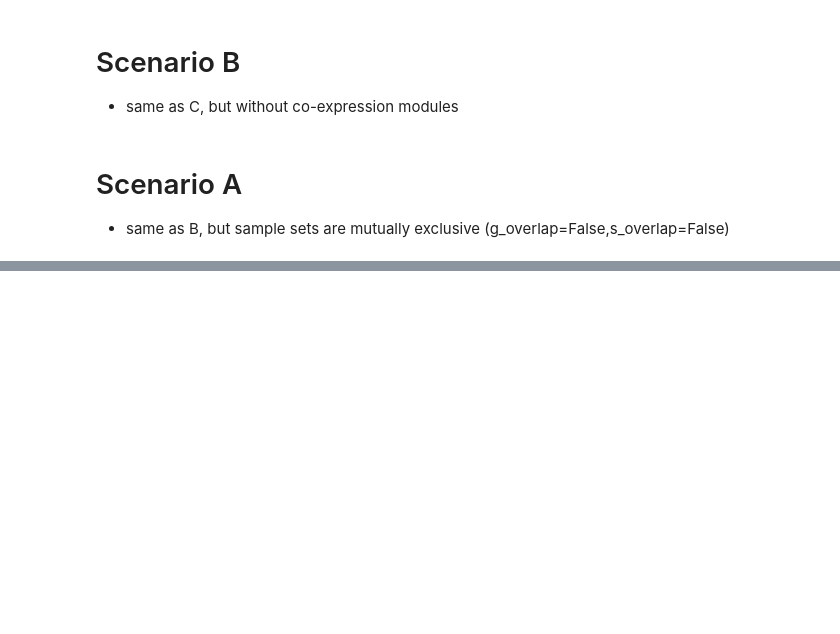
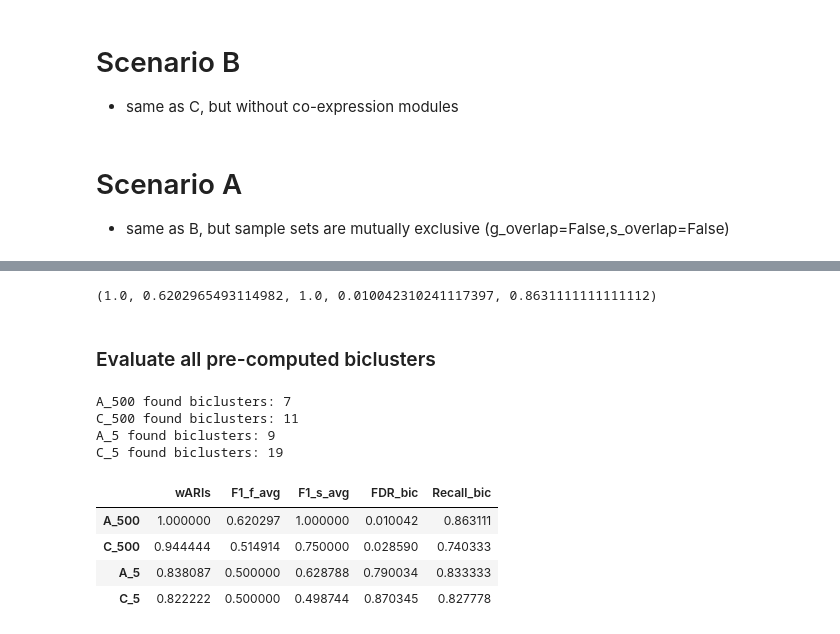
Before and after one commit to ozolotareva/unpast, a Jupyter notebook: notebooks/Generate_simulated_data_and_test_unpast.ipynb, the cells around one changed output, grey strips where cells are left out. Saved outputs shown, nothing was run; the diff lists cells and outputs as text; code cells hidden in the pictures; blank space fills up the shorter version.

Commit message:
more performance measures added  calc_performance_measures()

```diff
--- a/notebooks/Generate_simulated_data_and_test_unpast.ipynb
+++ b/notebooks/Generate_simulated_data_and_test_unpast.ipynb
@@ -315,5 +325,6 @@ performances, best_matches = calculate_perfromance(pred_biclusters,
                                                    all_samples,
                                                    performance_measure="ARI")
 # sum of per-bicluster ARIs, weighted proporionally to the bicluster frequency
-performances
+wARIs = performances["true_biclusters"]
+wARIs
 # %% [output]
@@ -329,0 +383,65 @@ best_matches
+# %%
+best_matches, F1_f_avg, F1_s_avg,  FDR_bic, Recall_bic =  calc_performance_measures(best_matches,true_biclusters,pred_biclusters,exprs)
+wARIs, F1_f_avg, F1_s_avg,  FDR_bic, Recall_bic
+# %% [output]
+(1.0, 0.6202965493114982, 1.0, 0.010042310241117397, 0.8631111111111112)
+# %% [markdown]
+### Evaluate all pre-computed biclusters
+# %%
+from unpast.utils.io import read_bic_table
+import pandas as pd
+from unpast.utils.eval import calculate_perfromance
+
+out_dir = "../test_data/unpast_results/"
+suffix = ".bin=kmeans,pval=0.01,clust=Louvain,direction=DOWN-UP,m=0.33.biclusters.tsv"
+suffix = ".seed="+str(42) + suffix
+# %%
+# calculate performance for all scenarios
+performances = {}
+for n_biomarkers in [500,5]:
+    for s in ["A","C"]:
+        scenario = s+"_"+str(n_biomarkers)
+        # save expression to a file
+        exprs_file = "../test_data/"+scenario+".exprs.tsv.gz"
+        exprs = pd.read_csv(exprs_file, sep = "\t", index_col = 0)
+
+        # read true biclusters
+        biclusters_file_name = "../test_data/"+scenario+".true_biclusters.tsv"
+        true_biclusters = read_bic_table(biclusters_file_name)
+
+        # read predicted biclusters
+        basename = scenario+".predicted"
+        pred_biclusters = read_bic_table(out_dir+basename+suffix)
+
+        print(scenario, "found biclusters: %s"%pred_biclusters.shape[0])
+
+        # Finding best matches and estimating performance
+        all_samples = set(exprs.columns.values) # all samples in the dataset
+        known_groups = true_biclusters.loc[:,["samples"]].to_dict()["samples"]
+        known_groups = {"true_biclusters":known_groups} # can be more than one classification => it is a dict of dicts
+
+        res, best_matches = calculate_perfromance(pred_biclusters,
+                                                           known_groups,
+                                                           all_samples,
+                                                           performance_measure="ARI")
+        # sum of per-bicluster ARIs, weighted proporionally to the bicluster frequency
+        wARIs = res["true_biclusters"]
+        best_matches, F1_f_avg, F1_s_avg,  FDR_bic, Recall_bic =  calc_performance_measures(best_matches.dropna(),true_biclusters,pred_biclusters,exprs)
+        performances[scenario] = {"wARIs":wARIs,
+                                  "F1_f_avg":F1_f_avg,
+                                  "F1_s_avg":F1_s_avg,
+                                  "FDR_bic":FDR_bic,
+                                  "Recall_bic":Recall_bic
+                                 }
+performances = pd.DataFrame.from_dict(performances).T
+performances
+# %% [output]
+A_500 found biclusters: 7
+C_500 found biclusters: 11
+A_5 found biclusters: 9
+C_5 found biclusters: 19
+|  | wARIs | F1_f_avg | F1_s_avg | FDR_bic | Recall_bic |
+| A_500 | 1.000000 | 0.620297 | 1.000000 | 0.010042 | 0.863111 |
+| C_500 | 0.944444 | 0.514914 | 0.750000 | 0.028590 | 0.740333 |
+| A_5 | 0.838087 | 0.500000 | 0.628788 | 0.790034 | 0.833333 |
+| C_5 | 0.822222 | 0.500000 | 0.498744 | 0.870345 | 0.827778 |
```
Also changed, not shown: parts of 11 cells of this notebook.
